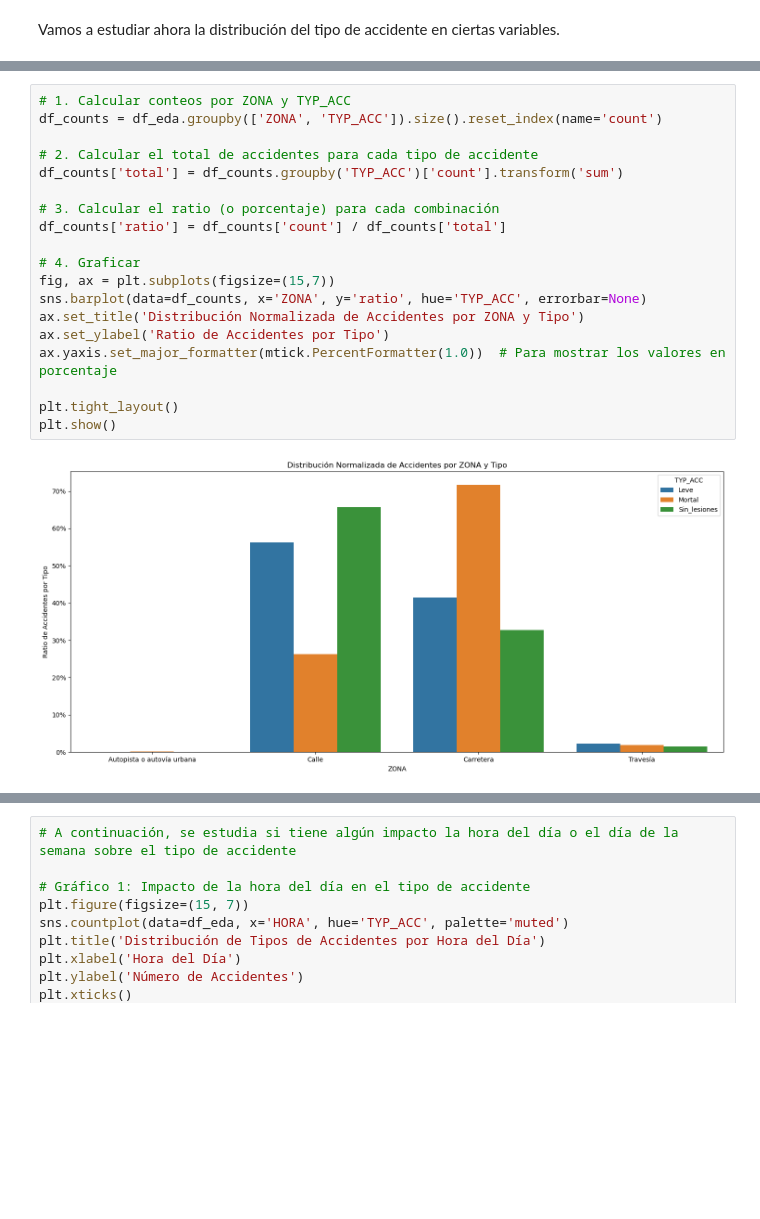
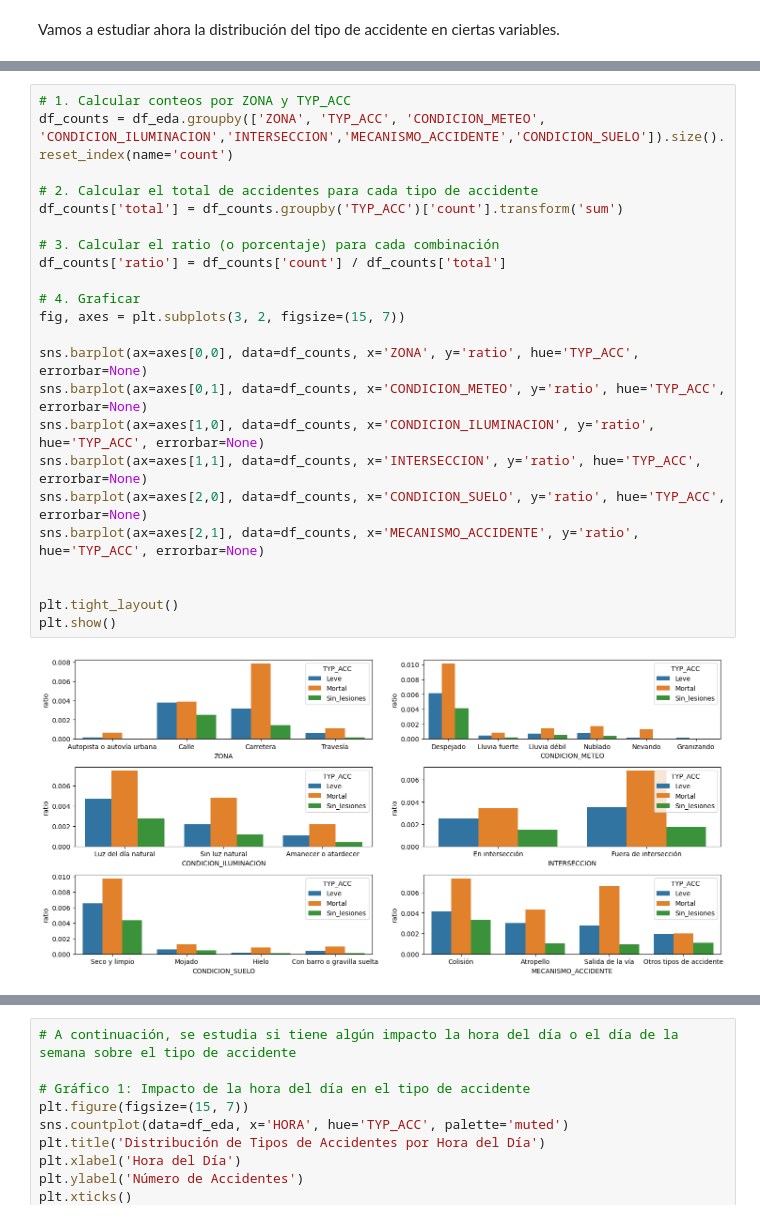
Before and after one commit to 4GeeksAcademy/Proyecto_final_DS_Alex_Carlos, a Jupyter notebook: project/project.ipynb, the cells around one changed output, grey strips where cells are left out. Saved outputs shown, nothing was run; the diff lists cells and outputs as text; blank space fills up the shorter version.

```diff
--- a/project/project.ipynb
+++ b/project/project.ipynb
@@ -680,21 +696,25 @@ Vamos a estudiar ahora la distribución del tipo de accidente en ciertas variabl
 # %%
 # 1. Calcular conteos por ZONA y TYP_ACC
-df_counts = df_eda.groupby(['ZONA', 'TYP_ACC']).size().reset_index(name='count')
+df_counts = df_eda.groupby(['ZONA', 'TYP_ACC', 'CONDICION_METEO', 'CONDICION_ILUMINACION','INTERSECCION','MECANISMO_ACCIDENTE','CONDICION_SUELO']).size().reset_index(name='count')
 
 # 2. Calcular el total de accidentes para cada tipo de accidente
 df_counts['total'] = df_counts.groupby('TYP_ACC')['count'].transform('sum')
 
 # 3. Calcular el ratio (o porcentaje) para cada combinación
 df_counts['ratio'] = df_counts['count'] / df_counts['total']
 
 # 4. Graficar
-fig, ax = plt.subplots(figsize=(15,7))
-sns.barplot(data=df_counts, x='ZONA', y='ratio', hue='TYP_ACC', errorbar=None)
-ax.set_title('Distribución Normalizada de Accidentes por ZONA y Tipo')
-ax.set_ylabel('Ratio de Accidentes por Tipo')
-ax.yaxis.set_major_formatter(mtick.PercentFormatter(1.0))  # Para mostrar los valores en porcentaje
+fig, axes = plt.subplots(3, 2, figsize=(15, 7))
+
+sns.barplot(ax=axes[0,0], data=df_counts, x='ZONA', y='ratio', hue='TYP_ACC', errorbar=None)
+sns.barplot(ax=axes[0,1], data=df_counts, x='CONDICION_METEO', y='ratio', hue='TYP_ACC', errorbar=None)
+sns.barplot(ax=axes[1,0], data=df_counts, x='CONDICION_ILUMINACION', y='ratio', hue='TYP_ACC', errorbar=None)
+sns.barplot(ax=axes[1,1], data=df_counts, x='INTERSECCION', y='ratio', hue='TYP_ACC', errorbar=None)
+sns.barplot(ax=axes[2,0], data=df_counts, x='CONDICION_SUELO', y='ratio', hue='TYP_ACC', errorbar=None)
+sns.barplot(ax=axes[2,1], data=df_counts, x='MECANISMO_ACCIDENTE', y='ratio', hue='TYP_ACC', errorbar=None)
+
 
 plt.tight_layout()
 plt.show()
 # %% [output]
-[figure, old version]
+[figure, new version]
```
Also changed, not shown: parts of 8 cells of this notebook.
